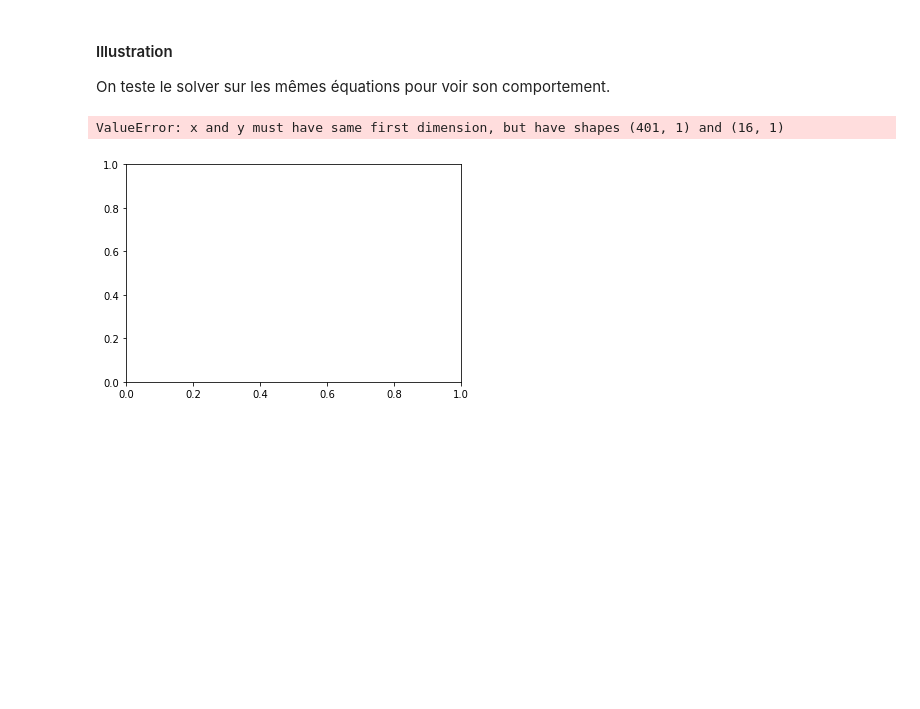
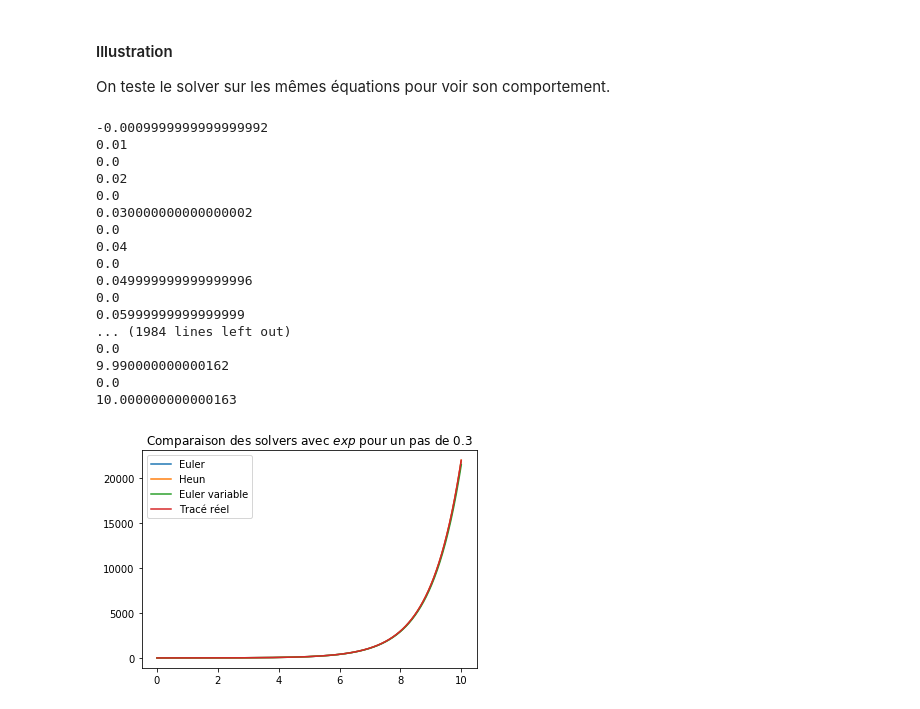
Before and after one commit to LauraGarda/Projet_ED2, a Jupyter notebook: Projet_ED2.ipynb, the cells around one changed output. Cells and saved outputs as stored; diff of their text form; code cells hidden in the pictures; blank space fills up the shorter version.

```diff
--- a/Projet_ED2.ipynb
+++ b/Projet_ED2.ipynb
@@ -341,20 +345,36 @@ On peut néanmoins remaqué l'intervention d'une variable  `ti` appellée temps
 On teste le solver sur les mêmes équations pour voir son comportement.
 # %%
 #Exponentielle sur [0;5]
-T, X1 = solve_euler_explicit(lambda x: x, np.array([1]), 0.3, 5)
-T, X2 = solve_heun(lambda x: x, np.array([1]), 0.3, 5)
-T, X3 = solve_ivp_euler_explicit_variable_step(lambda x: x, np.array([1]), 0.3, 5)
-X_Theo = np.exp(T)
-plt.plot(T,X1, label="Euler")
-plt.plot(T,X2, label="Heun")
-plt.plot(T,X_Theo, label="Tracé réel")
-#plt.plot(T,X3, label="Euler variable")
+t0, x0, tf, dt = 0, np.array([1]), 10, 10**-3
+T1, X1 = solve_euler_explicit(lambda x: x, x0, dt, tf)
+T2, X2 = solve_heun(lambda x: x, x0, dt, tf)
+T3, X3 = solve_ivp_euler_explicit_variable_step(lambda x: x, t0, x0, tf, dt, 10*dt, 1)
+plt.plot(T1,X1, label="Euler")
+plt.plot(T2,X2, label="Heun")
+plt.plot(T3[:,0],X3[0,:], label="Euler variable")
+plt.plot(T1,np.exp(T1), label="Tracé réel")
 plt.title("Comparaison des solvers avec $exp$ pour un pas de 0.3")
 plt.legend()
 plt.show()
 # %% [output]
-ValueError: x and y must have same first dimension, but have shapes (401, 1) and (16, 1)
+-0.0009999999999999992
+0.01
+0.0
+0.02
+0.0
+0.030000000000000002
+0.0
+0.04
+0.0
+0.049999999999999996
+0.0
+0.05999999999999999
+... (1984 lines left out)
+0.0
+9.990000000000162
+0.0
+10.000000000000163
-[figure, old version]
+[figure, new version]
 # %%
 #Sinus sur [0;10]
 T, Y1 = solve_euler_explicit(lambda X: np.array((X[1],-X[0])), np.array([0,1]), 0.3, 10)
```
Also changed, not shown: parts of 7 cells of this notebook.
